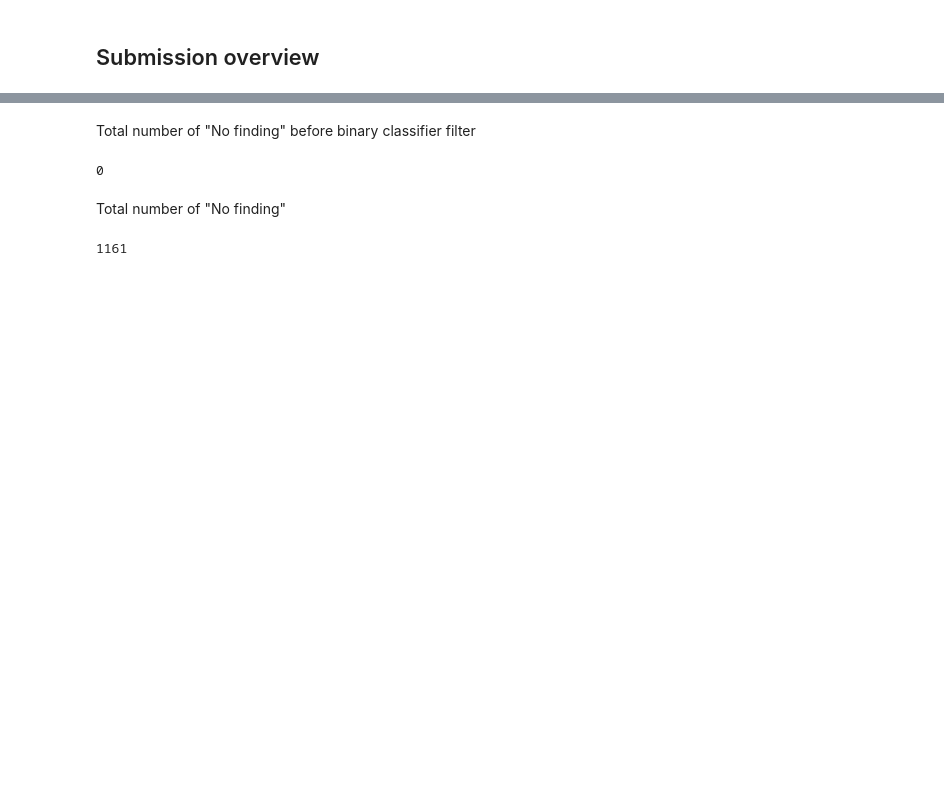
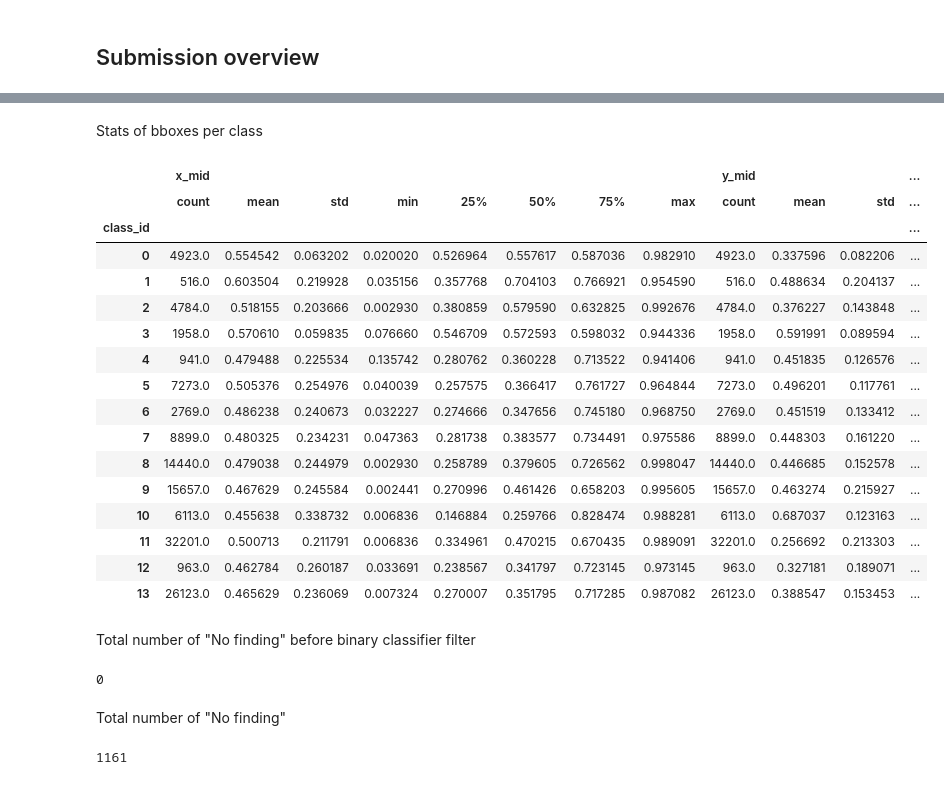
Before and after one commit to Witalia008/kaggle-public, a Jupyter notebook: vinbigdata-chest-xray-abnormalities-detection/vbd-postprocess-yolo.ipynb, the cells around one changed output, grey strips where cells are left out. Cells and saved outputs as stored; diff of their text form; code cells hidden in the pictures; blank space fills up the shorter version.

```diff
--- a/vinbigdata-chest-xray-abnormalities-detection/vbd-postprocess-yolo.ipynb
+++ b/vinbigdata-chest-xray-abnormalities-detection/vbd-postprocess-yolo.ipynb
@@ -347,2 +413,5 @@ display(results_df.head())
+# %%
+images_no_finding = results_df[results_df["PredictionString"] == "14 1 0 0 1 1"].image_id.values
+results_yolo_full_df = results_yolo_full_df[~results_yolo_full_df.image_id.isin(images_no_finding)]
 # %% [markdown]
 ## Submission overview
@@ -349,3 +448,29 @@ display(results_df.head())
+# %% [markdown]
+Stats of bboxes per class
+# %%
+class_bbox_locations = results_yolo_full_df.copy()
+class_bbox_locations["x_mid"] = (class_bbox_locations["x_min"] + class_bbox_locations["x_max"]) / 2
+class_bbox_locations["y_mid"] = (class_bbox_locations["y_min"] + class_bbox_locations["y_max"]) / 2
+class_bbox_locations = class_bbox_locations[["class_id", "x_mid", "y_mid", "conf"]]
+class_bbox_locations.groupby("class_id").describe()
+# %% [output]
+|  | x_mid |  |  |  |  |  |  |  | y_mid |  |  | ... |
+|  | count | mean | std | min | 25% | 50% | 75% | max | count | mean | std | ... |
+| class_id |  |  |  |  |  |  |  |  |  |  |  | ... |
+| 0 | 4923.0 | 0.554542 | 0.063202 | 0.020020 | 0.526964 | 0.557617 | 0.587036 | 0.982910 | 4923.0 | 0.337596 | 0.082206 | ... |
+| 1 | 516.0 | 0.603504 | 0.219928 | 0.035156 | 0.357768 | 0.704103 | 0.766921 | 0.954590 | 516.0 | 0.488634 | 0.204137 | ... |
+| 2 | 4784.0 | 0.518155 | 0.203666 | 0.002930 | 0.380859 | 0.579590 | 0.632825 | 0.992676 | 4784.0 | 0.376227 | 0.143848 | ... |
+| 3 | 1958.0 | 0.570610 | 0.059835 | 0.076660 | 0.546709 | 0.572593 | 0.598032 | 0.944336 | 1958.0 | 0.591991 | 0.089594 | ... |
+| 4 | 941.0 | 0.479488 | 0.225534 | 0.135742 | 0.280762 | 0.360228 | 0.713522 | 0.941406 | 941.0 | 0.451835 | 0.126576 | ... |
+| 5 | 7273.0 | 0.505376 | 0.254976 | 0.040039 | 0.257575 | 0.366417 | 0.761727 | 0.964844 | 7273.0 | 0.496201 | 0.117761 | ... |
+| 6 | 2769.0 | 0.486238 | 0.240673 | 0.032227 | 0.274666 | 0.347656 | 0.745180 | 0.968750 | 2769.0 | 0.451519 | 0.133412 | ... |
+| 7 | 8899.0 | 0.480325 | 0.234231 | 0.047363 | 0.281738 | 0.383577 | 0.734491 | 0.975586 | 8899.0 | 0.448303 | 0.161220 | ... |
+| 8 | 14440.0 | 0.479038 | 0.244979 | 0.002930 | 0.258789 | 0.379605 | 0.726562 | 0.998047 | 14440.0 | 0.446685 | 0.152578 | ... |
+| 9 | 15657.0 | 0.467629 | 0.245584 | 0.002441 | 0.270996 | 0.461426 | 0.658203 | 0.995605 | 15657.0 | 0.463274 | 0.215927 | ... |
+| 10 | 6113.0 | 0.455638 | 0.338732 | 0.006836 | 0.146884 | 0.259766 | 0.828474 | 0.988281 | 6113.0 | 0.687037 | 0.123163 | ... |
+| 11 | 32201.0 | 0.500713 | 0.211791 | 0.006836 | 0.334961 | 0.470215 | 0.670435 | 0.989091 | 32201.0 | 0.256692 | 0.213303 | ... |
+| 12 | 963.0 | 0.462784 | 0.260187 | 0.033691 | 0.238567 | 0.341797 | 0.723145 | 0.973145 | 963.0 | 0.327181 | 0.189071 | ... |
+| 13 | 26123.0 | 0.465629 | 0.236069 | 0.007324 | 0.270007 | 0.351795 | 0.717285 | 0.987082 | 26123.0 | 0.388547 | 0.153453 | ... |
 # %% [markdown]
 Total number of "No finding" before binary classifier filter
 # %%
```
Also changed, not shown: parts of 19 cells of this notebook, 1 other file.
